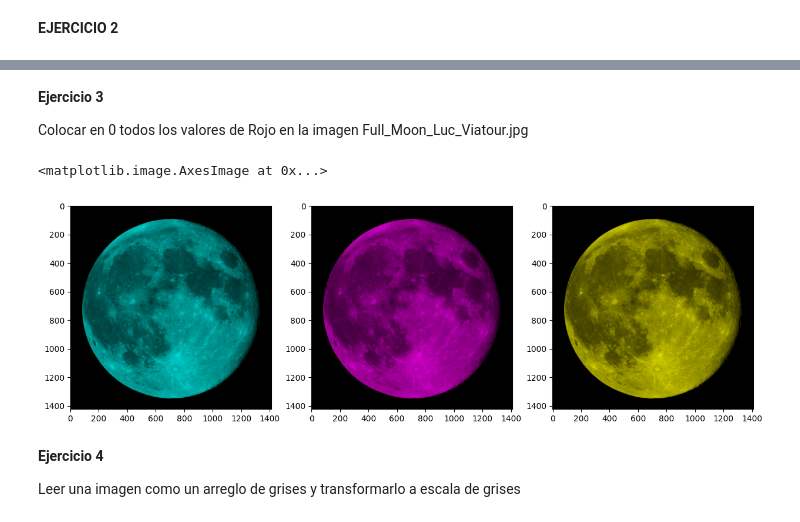
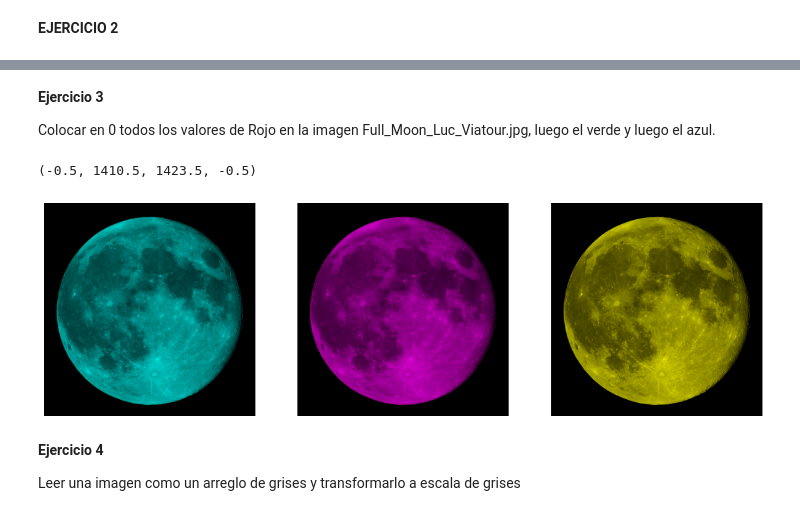
Before and after one commit to yakincc/DataAnalysis_LYCC_UGTO, a Jupyter notebook: Ejercicios/Matplotlib_Ejercicios_LYCC_AD.ipynb, the cells around one changed output, grey strips where cells are left out. Saved outputs shown, nothing was run; the diff lists cells and outputs as text; code cells hidden in the pictures.

```diff
--- a/Ejercicios/Matplotlib_Ejercicios_LYCC_AD.ipynb
+++ b/Ejercicios/Matplotlib_Ejercicios_LYCC_AD.ipynb
@@ -73,36 +75,39 @@ ax.imshow(im_datos)
 # %% [markdown]
 **Ejercicio 3**
 
-Colocar en 0 todos los valores de Rojo en la imagen Full_Moon_Luc_Viatour.jpg
+Colocar en 0 todos los valores de Rojo en la imagen Full_Moon_Luc_Viatour.jpg, luego el verde y luego el azul.
 # %%
 #Librerías necesarias para trabajar con la imagen
 import numpy as np
 import matplotlib.pyplot as plt
 from PIL import Image
 
 #Se abre la imagen y se convierte en una matriz de Numpy. También se obtienen las dimensiones de la matriz.
 imagen = Image.open('Full_Moon_Luc_Viatour.jpg')
 im_datos = np.array(imagen)
 x, y, z = im_datos.shape
 
 im_nored = np.array(imagen)
 im_nogreen = np.array(imagen)
 im_noblue = np.array(imagen)
 #Se itera sobre cada dimensión de la imagen y se pone a cero el canal cero (rojo)
 for i in range (x):
     for j in range (y):
         im_nored[i][j][0] = 0
         im_nogreen[i][j][1] = 0
         im_noblue[i][j][2] = 0
 
 #Se grafica la imagen
 fig,(ax1, ax2, ax3) = plt.subplots(1, 3, figsize=(15,15))
 ax1.imshow(im_nored)
+ax1.axis(False)
 ax2.imshow(im_nogreen)
+ax2.axis(False)
 ax3.imshow(im_noblue)
+ax3.axis(False)
 # %% [output]
-<matplotlib.image.AxesImage at 0x...>
+(-0.5, 1410.5, 1423.5, -0.5)
-[figure, old version]
+[figure, new version]
 # %% [markdown]
 **Ejercicio 4**
 
```
Also changed, not shown: parts of 2 cells of this notebook.
